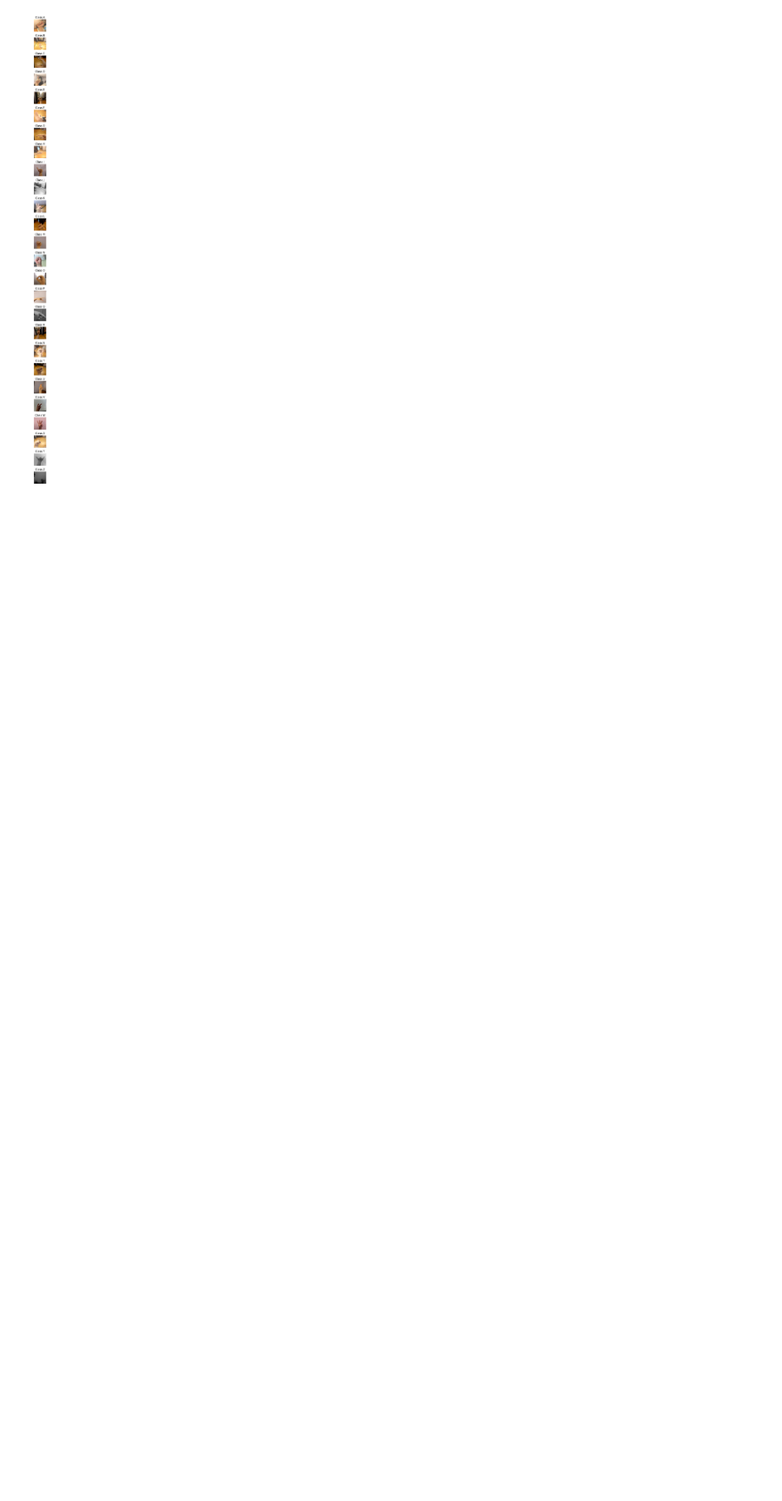
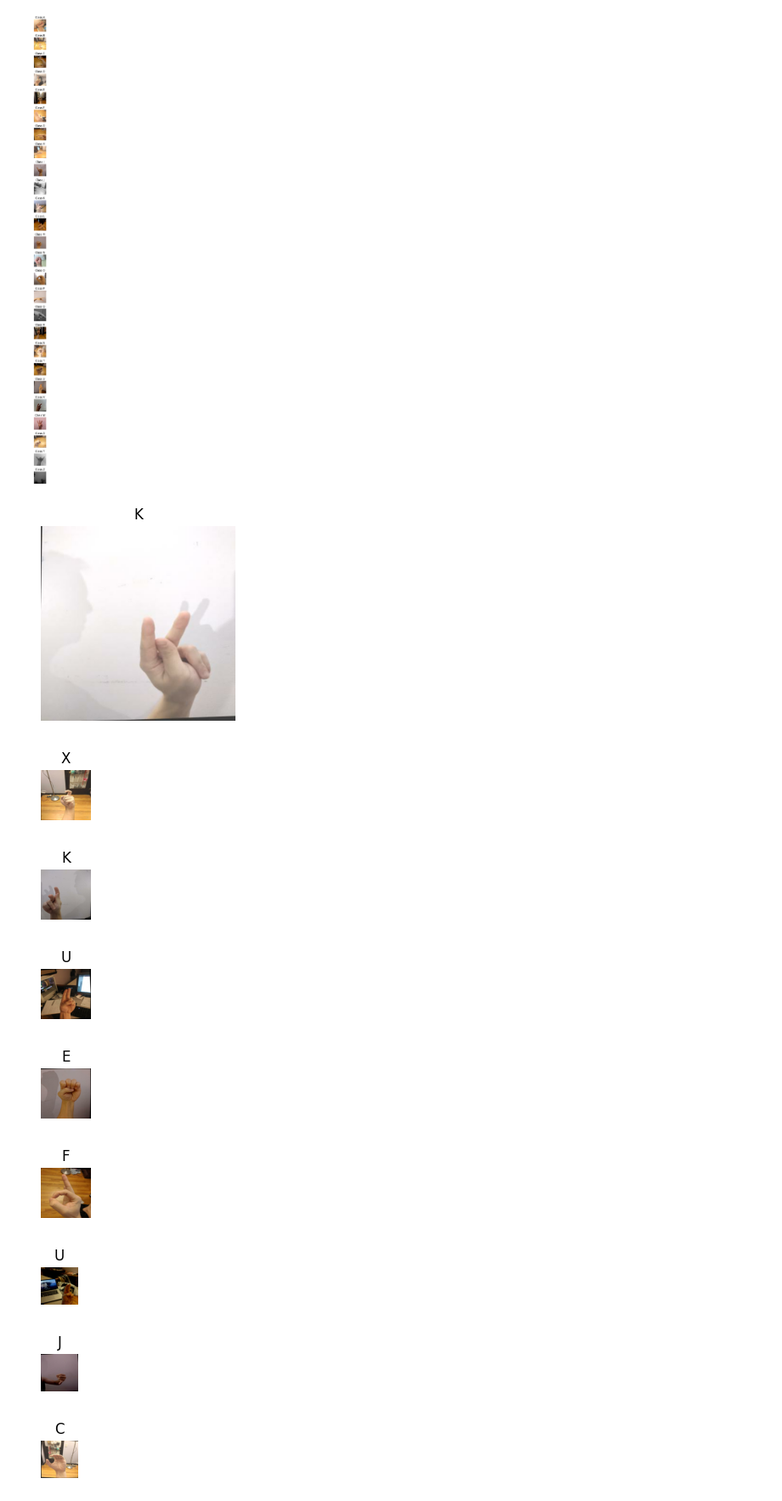
Before and after one commit to ToriStoner/Project-3-, a Jupyter notebook: Tensor Flow/DS4002_CNN_Code.ipynb, the cells around one changed output. Shown at 85% size. Saved outputs shown, nothing was run; the diff lists cells and outputs as text; code cells hidden in the pictures; blank space fills up the shorter version.

```diff
--- a/Tensor Flow/DS4002_CNN_Code.ipynb
+++ b/Tensor Flow/DS4002_CNN_Code.ipynb
@@ -122,3 +145,30 @@ def display_sample_images(class_folders, num_samples_per_class=1):
 display_sample_images(train_class_folders)
 # %% [output]
 [figure]
+# %%
+#attempting to do images that are not chatgpt based
+# come back and keep working on this code so that:
+# no letters repeat
+# they are the same size
+# aranged by 6 rows and 6 columns
+plt.figure(figsize=(15, 15))
+rows = 6
+cols = 6
+for images, labels in training_dataset.take(1):
+  for i in range(26):
+    ax = plt.subplot(rows, cols, i + 1)
+    plt.imshow(images[i].numpy().astype("uint8"))
+    plt.title(class_names[labels[i]])
+    plt.axis("off")
+    plt.tight_layout()
+    plt.show()
+# %% [output]
+[figure, added]
+[figure, added]
+[figure, added]
+[figure, added]
+[figure, added]
+[figure, added]
+[figure, added]
+[figure, added]
+[figure, added]
```
Also changed, not shown: parts of 6 cells of this notebook.
